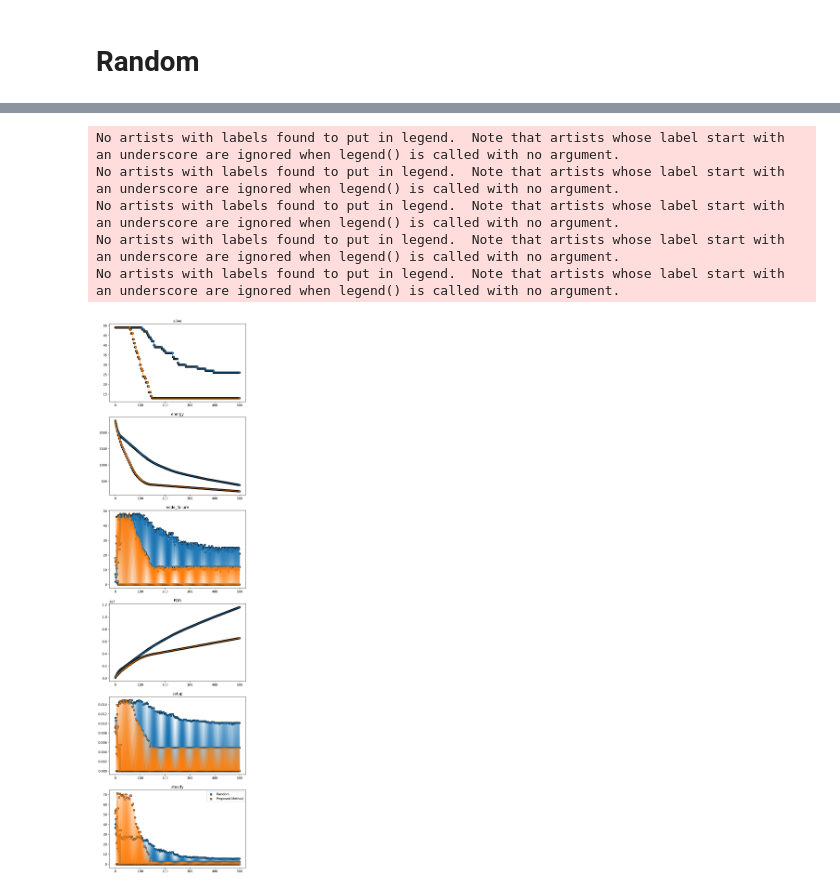
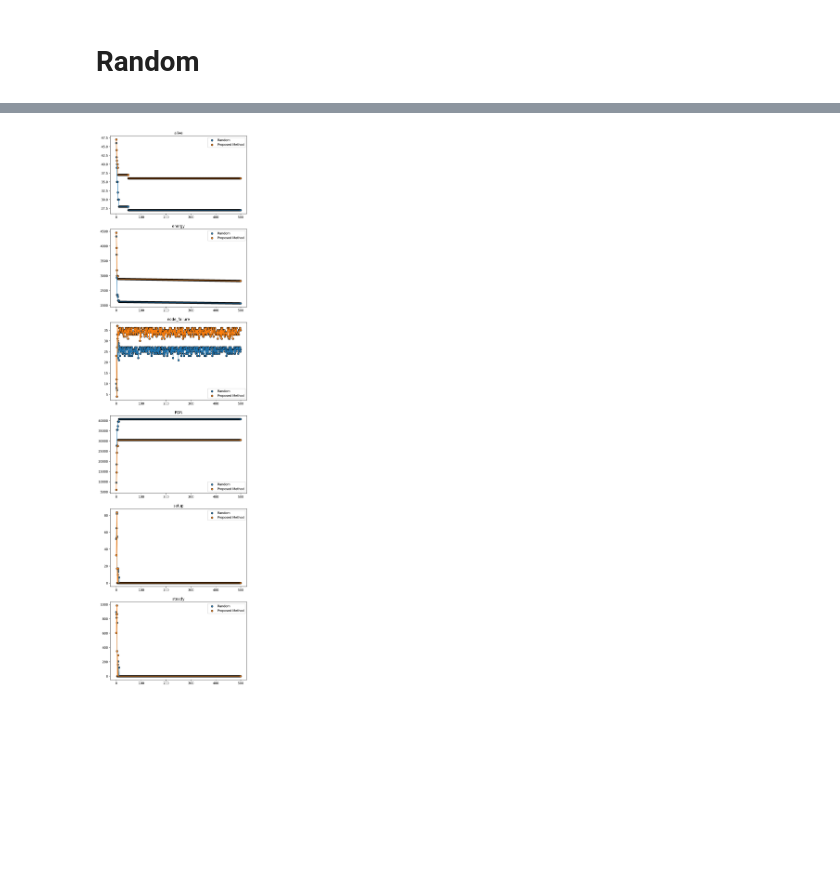
Before and after one commit to BiggusMaximus/Multi-Hop-Q-Learning-LEACH, a Jupyter notebook: paper/trilateration_analysis.ipynb, the cells around one changed output, grey strips where cells are left out. Cells and saved outputs as stored; diff of their text form; code cells hidden in the pictures; blank space fills up the shorter version.

Commit message:
transmit, receive, idle energy model new

```diff
--- a/paper/trilateration_analysis.ipynb
+++ b/paper/trilateration_analysis.ipynb
@@ -46,15 +46,21 @@ numLayer = -int(D/r)
 N = N_total * -numLayer
 print(N)
 
-kc = 1
-kd = 2500
+kc = 25
+kd = 250
 kt = kd + N
 beta = 0.8
 data_rate = 500 # bps
 t_transmission =  ((kd * 8)/data_rate) + ((kc * 8)/data_rate) + (((kc + N) * 8)/data_rate)
-initial_energy = 50
-E_elec = 50 * 1e-9
-P_tx = 1e-3
+initial_energy = 100
+P_tx = 2
+P_rx = 0.5
+P_idle = 2 * 1e-3
+
+T_c = ((kc * 8)/data_rate)
+T_d = ((kd * 8)/data_rate)
+T_t = (((kc + N) * 8)/data_rate)
+
 DECKS_threshold = 3
 p = 0.25
 # %% [output]
@@ -209,41 +215,44 @@ class Node:
         self.eligible_round = eligible_round
         self.which_cluster = count_cluster
 
+    def energyIdle(self):
+        return P_idle
+
     def energySelection(self, d_CH_BS, p):
         # If node selected as a CH
         a = ratio_delay(self.z, d_CH_BS)
         rho = throughput(a)
-        first_term = (kc / rho) * (E_elec + P_tx * attenuation(self.z, d_CH_BS, show_info = False))
-        second_term = ((p * N - 1) / rho) * (beta * E_elec * kc)
-        third_term = E_elec * kt
+        first_term = (T_c / rho) * P_tx * attenuation(self.z, d_CH_BS, show_info = False)
+        second_term = ((p * N - 1) / rho) * T_c * self.energyIdle()
+        third_term = T_t * P_rx
         E_Selection = first_term + second_term + third_term
         return E_Selection
 
-    def energyIdle(self):
-        return beta * E_elec
-
     def energyAdvertisement(self):
         # Broadcasting to all nodes in the range of d_max, occurs only for CH
-        return kc * (E_elec + P_tx * attenuation(self.z, d_max, show_info = False))
+        return T_c * P_tx * attenuation(self.z, d_max, show_info = False)
 
     def energyJoin(self, p):
         # Node receive the broadcasting message and decide whether want to join as a associated node for CH i-th
-        return p * N * kc * E_elec
+        return p * N * T_c * P_rx
 
     def energy_contention_TDMA_CH(self, Nc):
-        return (kc * Nc * E_elec ) + kc * (E_elec + P_tx * attenuation(self.z, d_max, show_info = False))
+        return (T_c * Nc * P_rx ) + (T_c * P_tx * attenuation(self.z, d_max, show_info = False))
 
     def energy_contention_TDMA_Node(self, Nc, d_CH_Node):
         a = ratio_delay(self.z, d_CH_Node)
         rho = throughput(a)
-        energy = (kc / rho) * (E_elec + P_tx * attenuation(self.z, d_CH_Node, show_info = False)) + ((Nc-1)/ rho) * kc * self.energyIdle() + kt * E_elec
+        energy = (T_c / rho) * (P_tx * attenuation(self.z, d_CH_Node, show_info = False)) + ((Nc-1)/ rho) * T_c * self.energyIdle() + T_t * P_rx
+        # print(energy)
         return energy
 
     def energyFrame_CH(self, Nc, d_CH_BS):
-        return (m * Nc * kd * E_elec) + (m * (N-Nc) * self.energyIdle() * kd) + kd * (E_elec + P_tx * attenuation(self.z, d_CH_BS, show_info = False))
+        return (m * Nc * T_d * P_rx) + ((N-Nc) * self.energyIdle() * T_d) + T_d * (P_tx * attenuation(self.z, d_CH_BS, show_info = False))
 
     def energyFrame_Node(self, d_CH_Node):
-        return m * kd * (E_elec + P_tx * attenuation(self.z, d_CH_Node, show_info = False))
+        return m * T_d * ( P_tx * attenuation(self.z, d_CH_Node, show_info = False))
+
+
 
 def triangulation3D(show_info=False):
     d = r*np.sqrt(3)
@@ -1117,27 +1126,22 @@ Mode : LEACH
 # %%
 params = len(LEACH_trilateration_params.keys())
 fig, ax = plt.subplots(params, 1, figsize=(8, 32), dpi=250)
 
 markers = ['o', 's', '^', 'v']
 colors = ['g', 'r', 'b', 'y']
 
 count = 0
 for param in LEACH_trilateration_params.keys():
     rounds = [i for i in range(len(LEACH_trilateration_params['alive']))]
     ax[count].plot(rounds, LEACH_random_params[param])
     ax[count].plot(rounds, LEACH_trilateration_params[param])
     ax[count].scatter(rounds, LEACH_random_params[param]             , edgecolors='k' , label="Random")
     ax[count].scatter(rounds, LEACH_trilateration_params[param]      , edgecolors='k' , label="Proposed Method")
 
     ax[count].set_title(param, fontsize=12)
-    plt.legend()
+    ax[count].legend()
     count += 1
 
 plt.show()
 # %% [output]
-No artists with labels found to put in legend.  Note that artists whose label start with an underscore are ignored when legend() is called with no argument.
-No artists with labels found to put in legend.  Note that artists whose label start with an underscore are ignored when legend() is called with no argument.
-No artists with labels found to put in legend.  Note that artists whose label start with an underscore are ignored when legend() is called with no argument.
-No artists with labels found to put in legend.  Note that artists whose label start with an underscore are ignored when legend() is called with no argument.
-No artists with labels found to put in legend.  Note that artists whose label start with an underscore are ignored when legend() is called with no argument.
-[figure, old version]
+[figure, new version]
```
Also changed, not shown: parts of 2 cells of this notebook, 21 other files.
